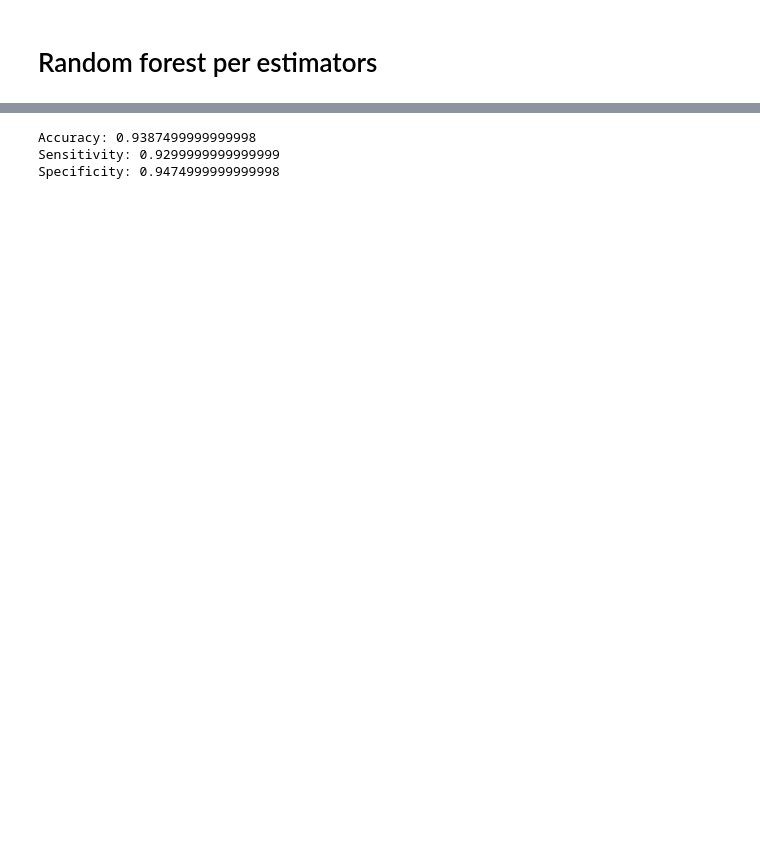
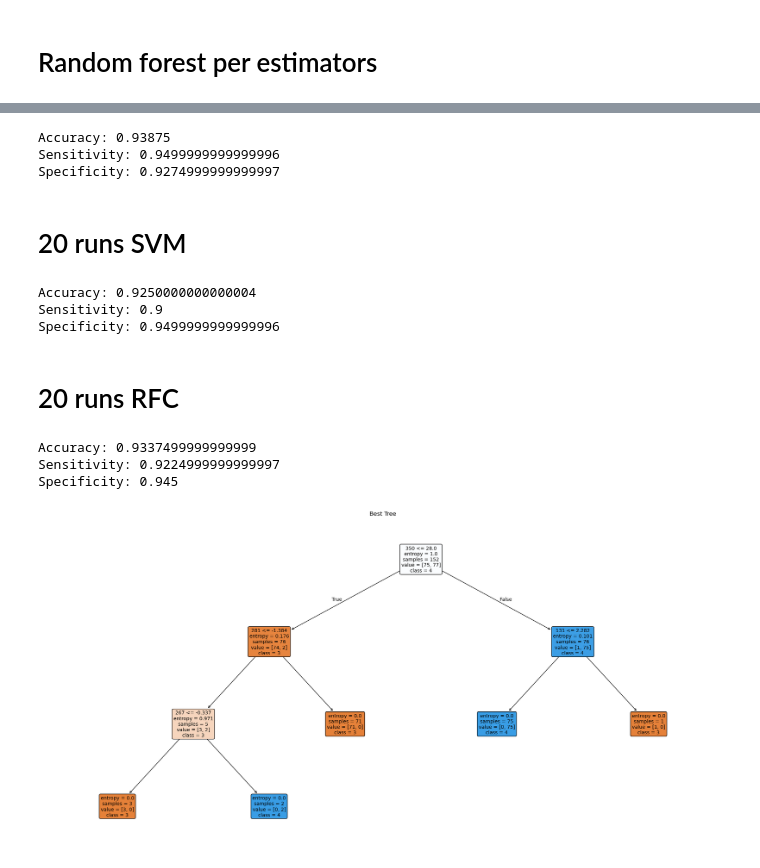
Before and after one commit to Alexd1303/EpilepsyClassifier, a Jupyter notebook: main.ipynb, the cells around one changed output, grey strips where cells are left out. Cells and saved outputs as stored; diff of their text form; code cells hidden in the pictures; blank space fills up the shorter version.

```diff
--- a/main.ipynb
+++ b/main.ipynb
@@ -350,4 +356,6 @@ best_models["DecisionTreeClassifier"].get_params()
 # %%
+acc = []
+spec = []
 accuracy = 0
 sensitivity = 0
 specificity = 0
@@ -360,10 +368,71 @@ for i in range (20):
 accuracy /= 20
 sensitivity /= 20
 specificity /= 20
+acc.append(accuracy)
+spec.append(specificity)
 print("Accuracy:", accuracy)
 print("Sensitivity:", sensitivity)
 print("Specificity:", specificity)
 # %% [output]
-Accuracy: 0.9387499999999998
-Sensitivity: 0.9299999999999999
-Specificity: 0.9474999999999998
+Accuracy: 0.93875
+Sensitivity: 0.9499999999999996
+Specificity: 0.9274999999999997
+# %% [markdown]
+# 20 runs SVM
+# %%
+accuracy = 0
+sensitivity = 0
+specificity = 0
+for i in range (20):
+    best_models["SVC"].fit(extended_x, y)
+    y_pred = best_models["SVC"].predict(X_ext)
+    accuracy += sklearn.metrics.accuracy_score(y_ext, y_pred)
+    sensitivity += sklearn.metrics.recall_score(y_ext, y_pred, pos_label=4)
+    specificity += sklearn.metrics.recall_score(y_ext, y_pred, pos_label=3)
+accuracy /= 20
+sensitivity /= 20
+specificity /= 20
+acc.append(accuracy)
+spec.append(specificity)
+print("Accuracy:", accuracy)
+print("Sensitivity:", sensitivity)
+print("Specificity:", specificity)
+# %% [output]
+Accuracy: 0.9250000000000004
+Sensitivity: 0.9
+Specificity: 0.9499999999999996
+# %% [markdown]
+# 20 runs RFC
+# %%
+accuracy = 0
+sensitivity = 0
+specificity = 0
+for i in range (20):
+    best_models["RandomForestClassifier"].fit(extended_x, y)
+    y_pred = best_models["RandomForestClassifier"].predict(X_ext)
+    accuracy += sklearn.metrics.accuracy_score(y_ext, y_pred)
+    sensitivity += sklearn.metrics.recall_score(y_ext, y_pred, pos_label=4)
+    specificity += sklearn.metrics.recall_score(y_ext, y_pred, pos_label=3)
+accuracy /= 20
+sensitivity /= 20
+specificity /= 20
+acc.append(accuracy)
+spec.append(specificity)
+print("Accuracy:", accuracy)
+print("Sensitivity:", sensitivity)
+print("Specificity:", specificity)
+# %% [output]
+Accuracy: 0.9337499999999999
+Sensitivity: 0.9224999999999997
+Specificity: 0.945
+# %%
+fn = [n for n in range(extended_x.shape[1])]
+cn = ["3", "4"]
+best_tree = best_models["DecisionTreeClassifier"]
+plt.figure(figsize=(20, 10))
+tree.plot_tree(best_tree, feature_names=fn, class_names=cn, filled=True, rounded=True, fontsize=10)
+plt.title("Best Tree")
+plt.tight_layout()
+plt.show()
+# %% [output]
+[figure, added]
```
Also changed, not shown: parts of 11 cells of this notebook, 1 other file.
